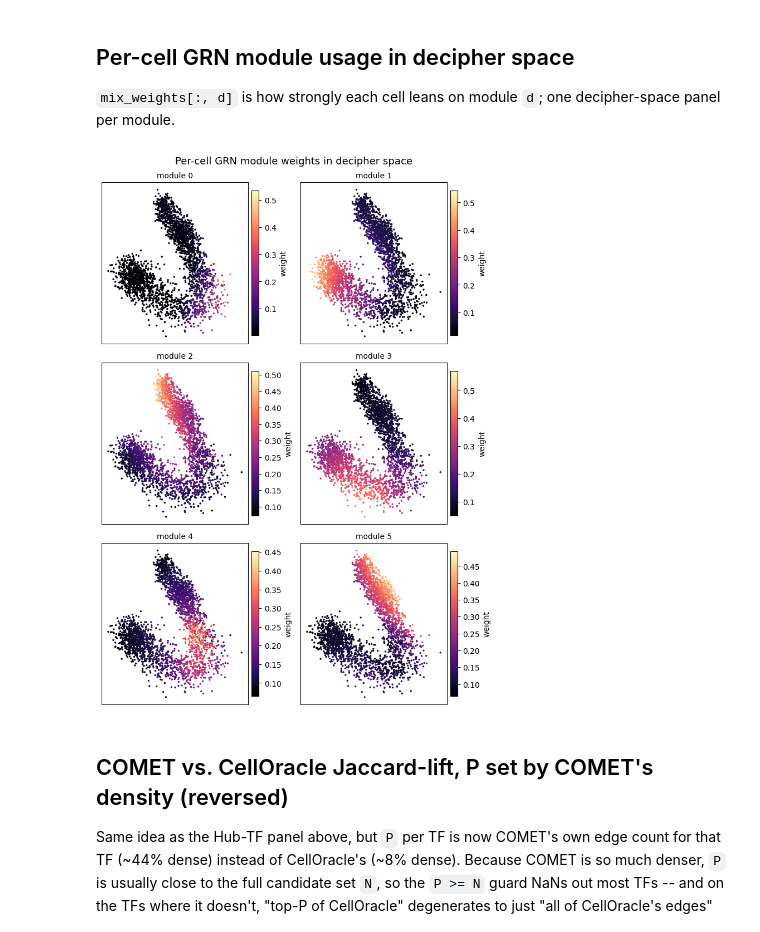
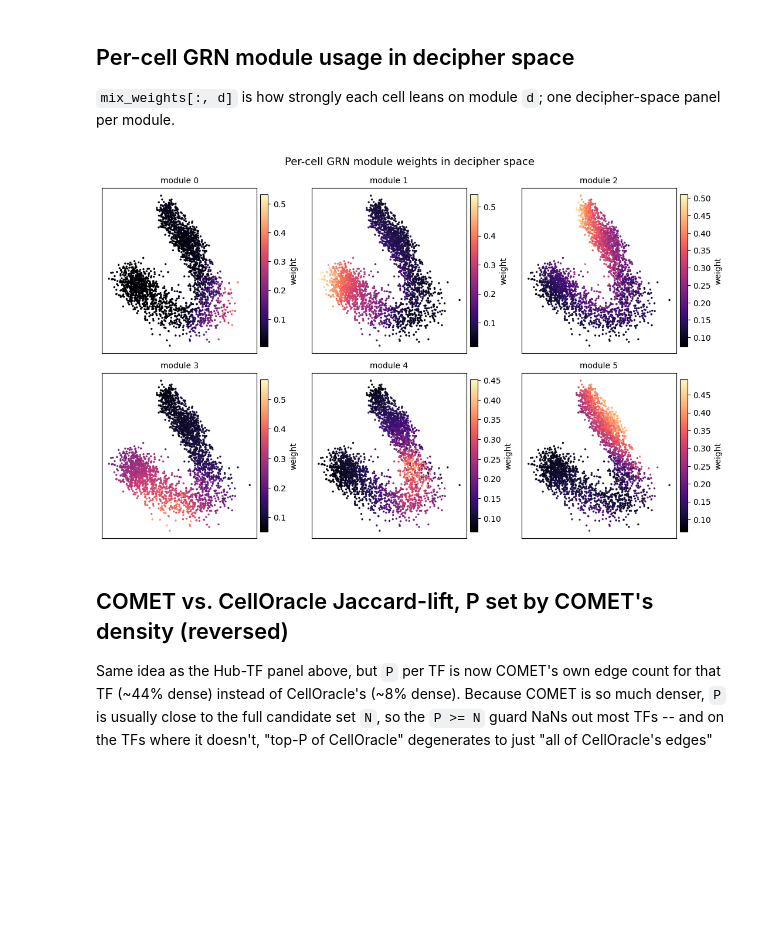
Before and after one commit to azizilab/COMET, a Jupyter notebook: comet/processing_analysis_notebooks/compare_to_celloracle_newmetrics.ipynb, the cells around one changed output. Drawn from its saved outputs; the diff is of its cells as text; code cells hidden in the pictures; blank space fills up the shorter version.

```diff
--- a/comet/processing_analysis_notebooks/compare_to_celloracle_newmetrics.ipynb
+++ b/comet/processing_analysis_notebooks/compare_to_celloracle_newmetrics.ipynb
@@ -531,22 +531,27 @@ plt.tight_layout(); plt.show()
 # %%
 from config import DATA
 
-V_dec2 = np.load(DATA["decipher_outputs"])["v"].astype(np.float32)   # (n_cells, 2)
+file="/home/elicanter/datasets/paul2015data/decipher_embeddings.npz"
+
+#V_dec2 = np.load(DATA["decipher_outputs"])["v"].astype(np.float32)   # (n_cells, 2)
+V_dec2 = np.load("/home/elicanter/datasets/paul2015data/decipher_embeddings.npz")["v"].astype(np.float32)
+
 assert V_dec2.shape[0] == mix_weights.shape[0], "decipher/mix_weights cell-count mismatch"
 
-ncols = 2; nrows = int(np.ceil(D / ncols))
+#ncols = 2; nrows = int(np.ceil(D / ncols))
+ncols = 3; nrows = 2
 fig, axes = plt.subplots(nrows, ncols, figsize=(3.6 * ncols, 3.4 * nrows), squeeze=False)
 for d in range(D):
     ax = axes[d // ncols][d % ncols]
     sc = ax.scatter(V_dec2[:, 0], V_dec2[:, 1], c=mix_weights[:, d], cmap="magma", s=6, linewidths=0)
     ax.set_title(f"module {d}", fontsize=10); ax.set_xticks([]); ax.set_yticks([])
     fig.colorbar(sc, ax=ax, fraction=0.046, pad=0.02, label="weight")
 for k in range(D, nrows * ncols):
     axes[k // ncols][k % ncols].axis("off")
 fig.suptitle("Per-cell GRN module weights in decipher space", fontsize=13)
 plt.tight_layout(); plt.show()
 # %% [output]
-[figure, old version]
+[figure, new version]
 # %% [markdown]
 ## COMET vs. CellOracle Jaccard-lift, P set by COMET's density (reversed)
 
```
Also changed, not shown: 14 other files.
